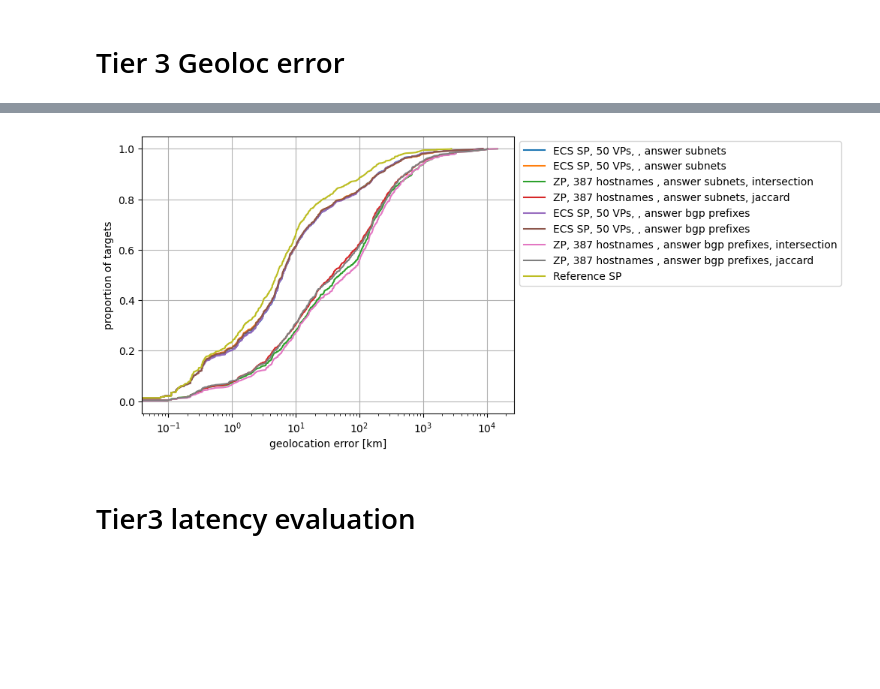
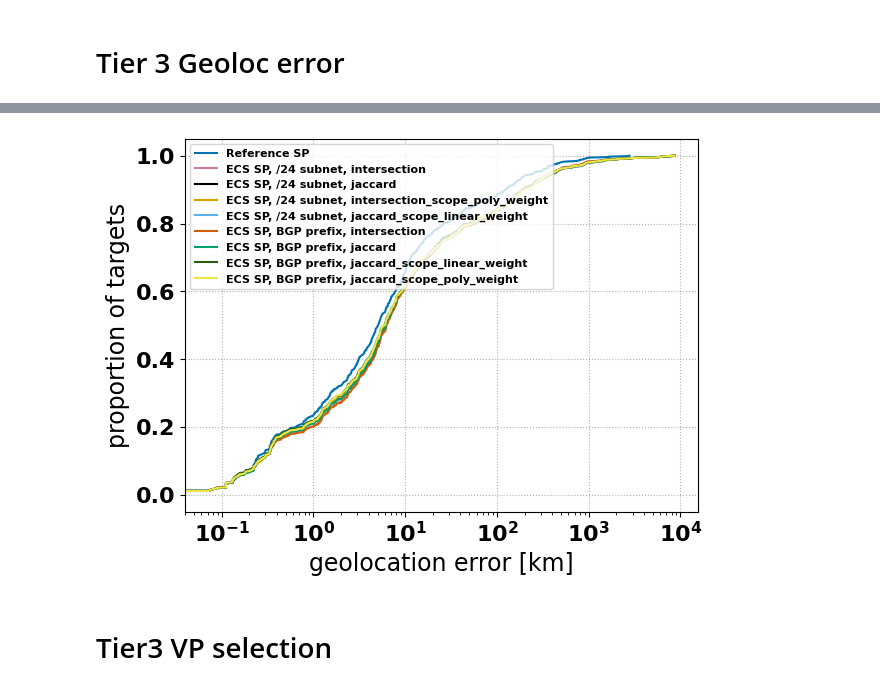
Before and after one commit to dioptra-io/georesolver, a Jupyter notebook: geogiant/evaluation/tier3_evaluation.ipynb, the cells around one changed output, grey strips where cells are left out. Cells and saved outputs as stored; diff of their text form; code cells hidden in the pictures; blank space fills up the shorter version.

```diff
--- a/geogiant/evaluation/tier3_evaluation.ipynb
+++ b/geogiant/evaluation/tier3_evaluation.ipynb
@@ -7,11 +7,10 @@ clickhouse_settings = ClickhouseSettings()
 # %% [markdown]
 # Tier 3 Geoloc error
 # %%
-plot_all_results(
+score_metrics_and_granularity(
     eval_dir=path_settings.RESULTS_PATH / "tier3_evaluation",
-    granularities=["answer_subnets", "answer_bgp_prefixes"],
-    probing_budgets_evaluated=[50],
+    output_path="score_metrics_and_granularity",
     metric_evaluated="d_error",
-    legend_outside=True,
+    plot_zp=False,
 )
 # %% [output]
@@ -36,4 +26,4 @@ plot_all_results(
-[figure, old version]
+[figure, new version]
 # %% [markdown]
-# Tier3 latency evaluation
+# Tier3 VP selection
 # %%
```
Also changed, not shown: parts of 3 cells of this notebook, 26 other files.
